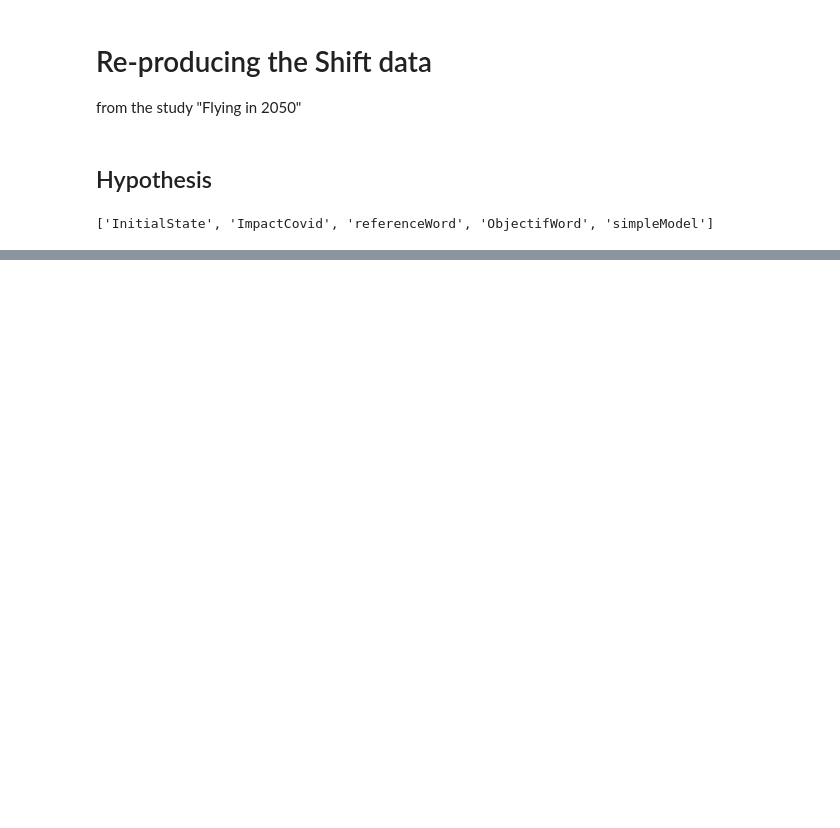
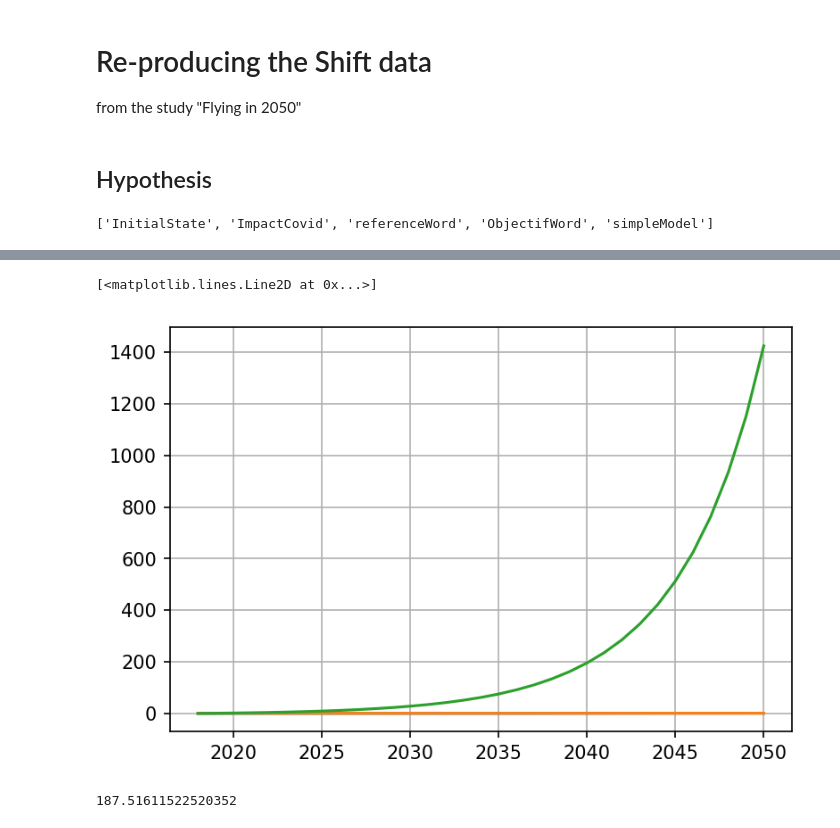
Before and after one commit to antoinetavant/aviation_2050, a Jupyter notebook: shift_data.ipynb, the cells around one changed output, grey strips where cells are left out. Saved outputs shown, nothing was run; the diff lists cells and outputs as text; code cells hidden in the pictures; blank space fills up the shorter version.

```diff
--- a/shift_data.ipynb
+++ b/shift_data.ipynb
@@ -128,0 +113,43 @@ Text(0, 0.5, 'Word emission [MtCO2]')
+# %%
+flot_altcarb_usability = np.ones_like(years)*0.5
+flot_newmodels = np.zeros_like(years)
+altCarb_disponibility = np.zeros_like(years)
+
+index2035 = np.argwhere(years==2035)[0][0]
+indexMan = len(years)
+
+renewDuration = 20 # years
+renewRate = 1/renewDuration
+
+for i in range(index2035+1, indexMan):
+    flot_newmodels[i] = flot_newmodels[i-1] + renewRate
+
+flot_newmodels[flot_newmodels>1] = 1
+
+for i in range(index2035, indexMan):
+    flot_altcarb_usability[i] = flot_newmodels[i] * 1.0 + (1-flot_newmodels[i]) * 0.5
+
+altCarb_disponibility[0] = 1.001
+
+for i in range(1, indexMan):
+    altCarb_disponibility[i] = altCarb_disponibility[i-1]**1.2
+
+altCarb_disponibility -= altCarb_disponibility[0]
+altCarb_disponibility /= altCarb_disponibility[-1]
+altCarb_disponibility *= 500 * 2.85  # 500MT total capacuity of Fuil, Times 3 for the CO2 masse
+
+plt.figure()
+plt.plot(years, flot_newmodels)
+plt.plot(years, flot_altcarb_usability)
+plt.plot(years, altCarb_disponibility)
+# %% [output]
+[<matplotlib.lines.Line2D at 0x...>]
+[figure, added]
+# %%
+traj_altCarb_wd  = traj_performances_wd.copy()
+
+for i in range(len(years)):
+    traj_altCarb_wd[i] -=  altCarb_disponibility[i]
+traj_altCarb_wd[-1]
+# %% [output]
+187.51611522520352
```
Also changed, not shown: parts of 21 cells of this notebook, 2 other files.
